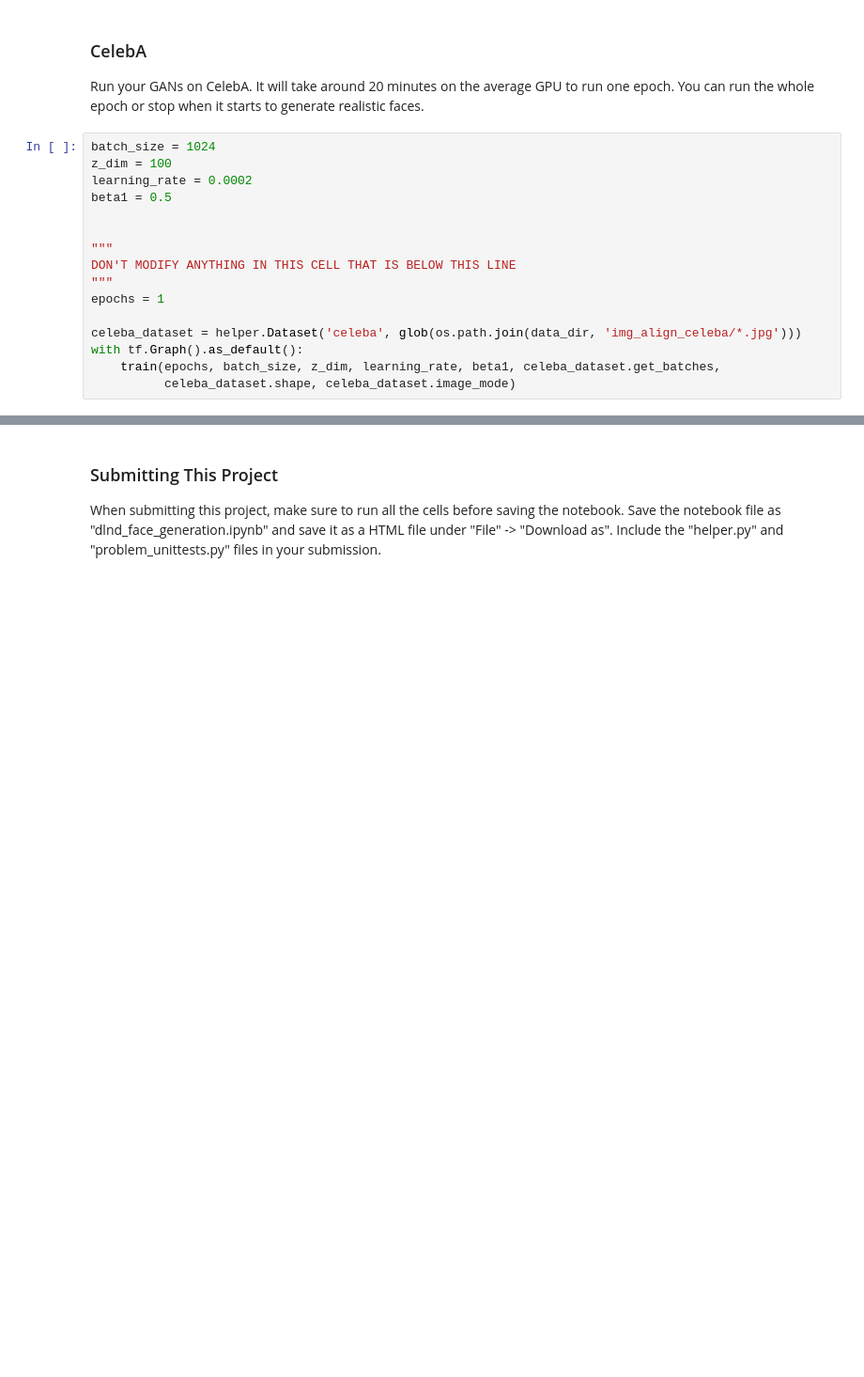
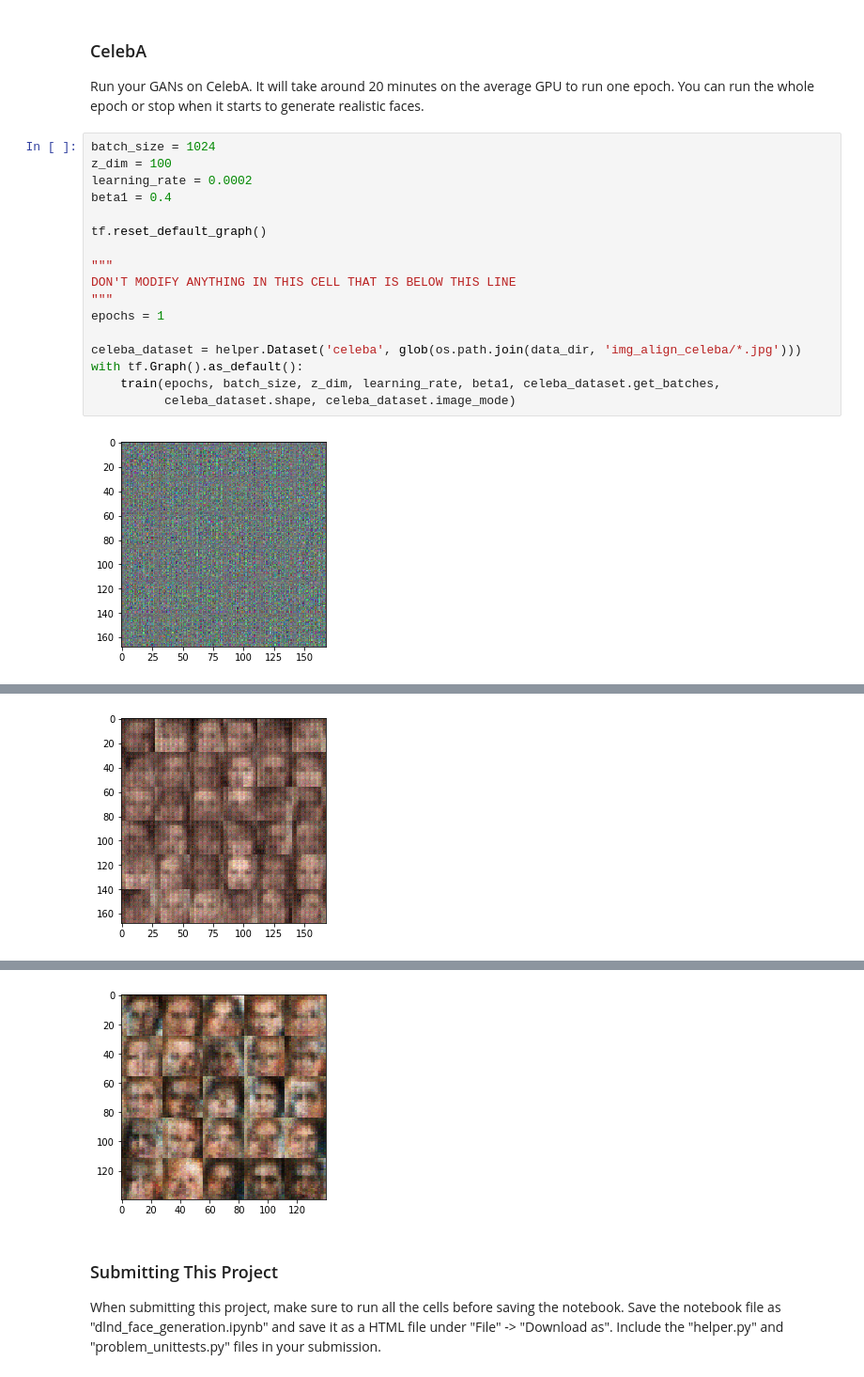
Before and after one commit to nusco/deep-learning, a Jupyter notebook: face_generation/dlnd_face_generation.ipynb, the cells around one changed output, grey strips where cells are left out. Shown at 94% size. Cells and saved outputs as stored; diff of their text form; blank space fills up the shorter version.

```diff
--- a/face_generation/dlnd_face_generation.ipynb
+++ b/face_generation/dlnd_face_generation.ipynb
@@ -433,16 +450,19 @@ Run your GANs on CelebA.  It will take around 20 minutes on the average GPU to r
 # %%
 batch_size = 1024
 z_dim = 100
 learning_rate = 0.0002
-beta1 = 0.5
+beta1 = 0.4
 
+tf.reset_default_graph()
 
 """
 DON'T MODIFY ANYTHING IN THIS CELL THAT IS BELOW THIS LINE
 """
 epochs = 1
 
 celeba_dataset = helper.Dataset('celeba', glob(os.path.join(data_dir, 'img_align_celeba/*.jpg')))
 with tf.Graph().as_default():
     train(epochs, batch_size, z_dim, learning_rate, beta1, celeba_dataset.get_batches,
           celeba_dataset.shape, celeba_dataset.image_mode)
+# %% [output]
+[figure, added]
@@ -448,0 +479 @@ with tf.Graph().as_default():
+[figure, added]
@@ -449,3 +490,4 @@ with tf.Graph().as_default():
+[figure, added]
 # %% [markdown]
 ### Submitting This Project
 When submitting this project, make sure to run all the cells before saving the notebook. Save the notebook file as "dlnd_face_generation.ipynb" and save it as a HTML file under "File" -> "Download as". Include the "helper.py" and "problem_unittests.py" files in your submission.
```
Also changed, not shown: parts of 9 cells of this notebook.
